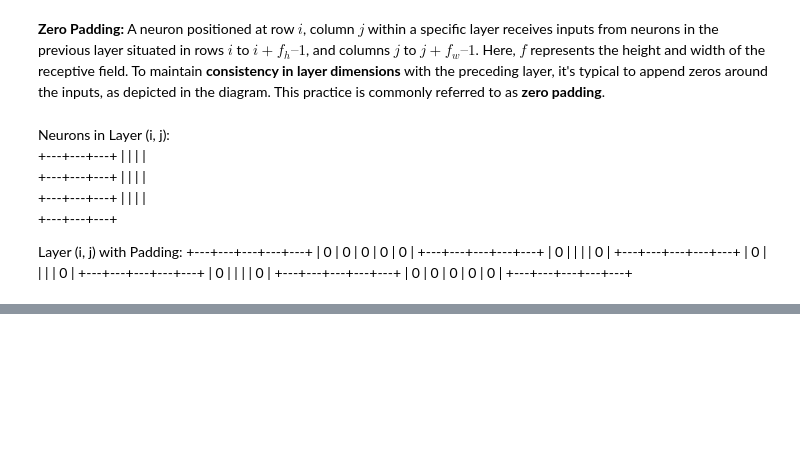
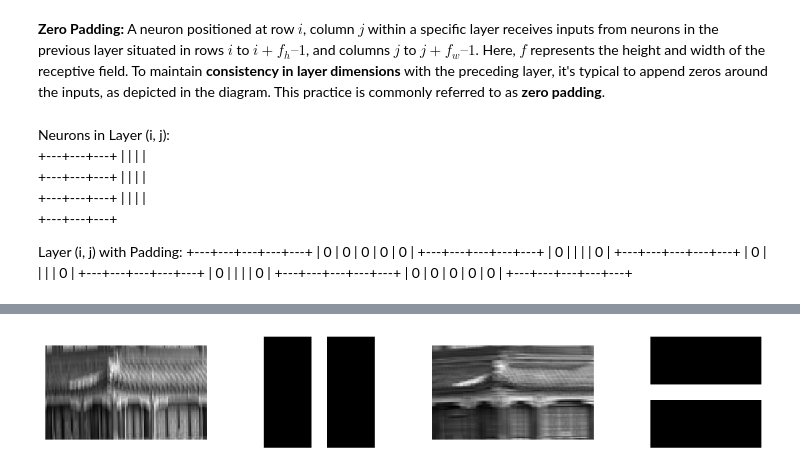
Before and after one commit to ShayanDodge/MachineLearning-Toolkit, a Jupyter notebook: Artifical Neural Networks PYTHON/5. CNN.ipynb, the cells around one changed output, grey strips where cells are left out. Cells and saved outputs as stored; diff of their text form; code cells hidden in the pictures; blank space fills up the shorter version.

```diff
--- a/Artifical Neural Networks PYTHON/5. CNN.ipynb
+++ b/Artifical Neural Networks PYTHON/5. CNN.ipynb
@@ -47,0 +157,43 @@ Layer (i, j) with Padding:
+# %%
+import numpy as np  # Importing NumPy library as np
+import tensorflow as tf
+import matplotlib.pyplot as plt
+from sklearn.datasets import load_sample_image  # Importing load_sample_image function from sklearn.datasets module
+
+# Load sample images
+''' Dividing images by 255 scales the pixel values to a range between 0 and 1.
+This normalization simplifies computation and ensures consistency across different
+datasets by standardizing pixel values, regardless of the original color depth.
+It's a common practice in image processing and machine learning to facilitate
+convergence during training and improve model performance.'''
+china = load_sample_image("china.jpg") / 255  # Loading and normalizing the "china.jpg" image
+flower = load_sample_image("flower.jpg") / 255  # Loading and normalizing the "flower.jpg" image
+images = np.array([china, flower])  # Creating an array containing both images
+''''
+batch_size: This refers to the number of images in the dataset.
+height: It indicates the vertical size of the images in pixels, representing the number of rows.
+width: It represents the horizontal size of the images in pixels, denoting the number of columns.
+channels: It represent the image depth, indicating whether it's grayscale or colored. Grayscale images have one channel, while RGB images have three.'''
+batch_size, height, width, channels = images.shape  # Retrieving dimensions of the images
+
+# Create 2 filters
+filters = np.zeros(shape=(7, 7, channels, 2), dtype=np.float32)  # Creating an array of zeros for filters with specified shape
+filters[:, 3, :, 0] = 1  # Defining the first filter as a vertical line
+filters[3, :, :, 1] = 1  # Defining the second filter as a horizontal line
+
+outputs = tf.nn.conv2d(images, filters, strides=1, padding="SAME")  # Performing convolution operation on the images using the defined filters
+'''
+tf.nn.conv2d: It's a TensorFlow function for 2D convolution, a core operation in CNNs where a filter is applied to an image to generate a feature map.
+images: This is the input to the convolution operation. It is typically a tensor representing an image or a batch of images.
+filters: This represents the convolutional filters or kernels. These are smaller tensors applied to the input image to perform convolution.
+strides: This parameter specifies the stride of the convolution. It's an integer or a tuple of two integers, indicating the horizontal and vertical stride respectively.
+padding: This parameter controls how the convolution handles image borders. "SAME" padding ensures the output feature map matches the input image's dimensions by padding zeros around it.'''
+
+plt.figure(figsize=(13, 9))  # Increase the values as needed for a larger image
+for image_index in range(0,4,2):
+    plt.subplot(4, 4, image_index+1)
+    plot_image(crop(outputs[0, :, :, round(image_index/2)]))
+    plt.subplot(4, 4, image_index+2)
+    plot_image(filters[:, :, 0, round(image_index/2)])
+# %% [output]
+[figure, added]
```
Also changed, not shown: parts of 6 cells of this notebook, 4 other files.
